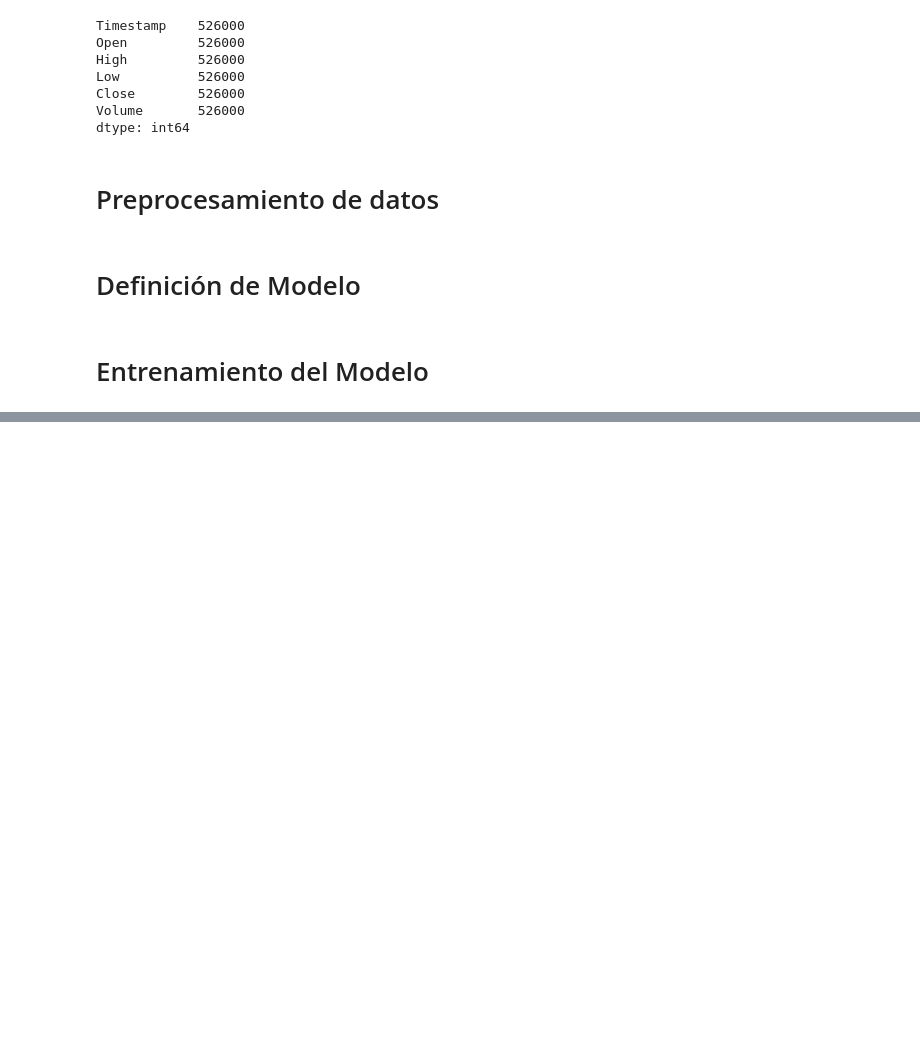
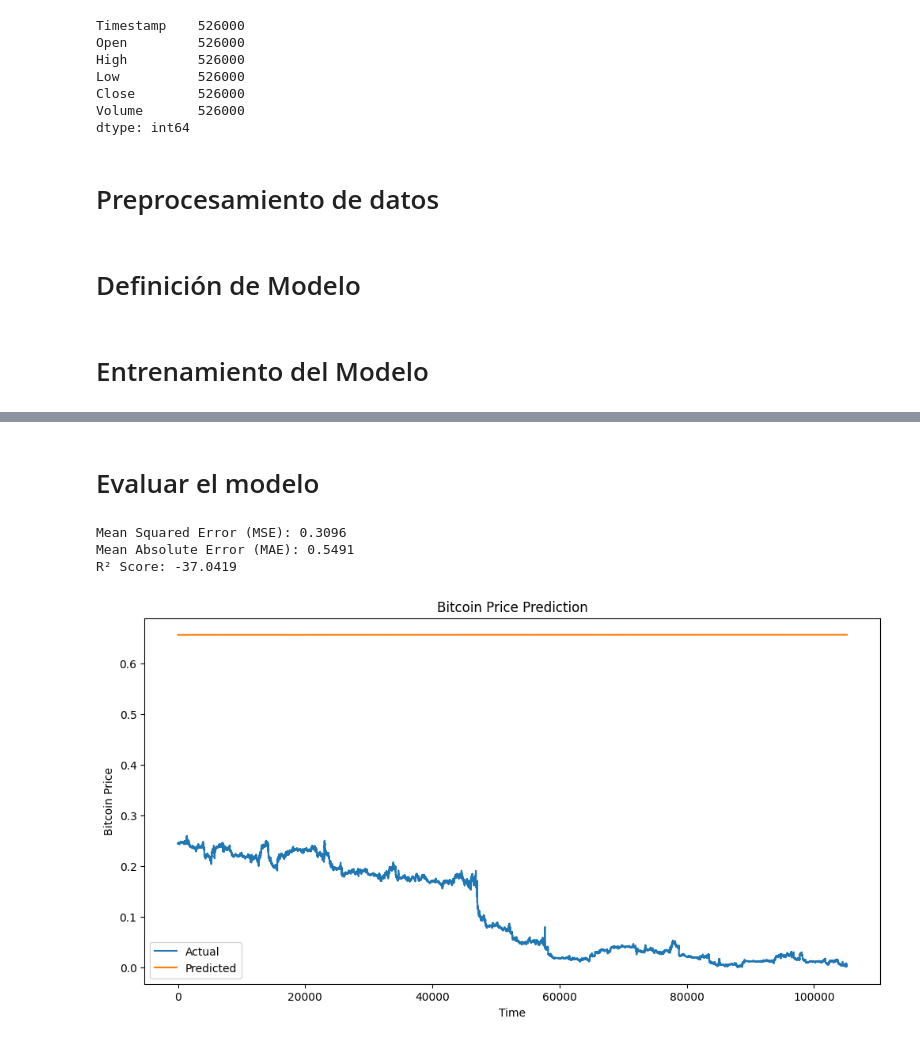
Before and after one commit to hsilv/Pr2-DS, a Jupyter notebook: Network.ipynb, the cells around one changed output, grey strips where cells are left out. Drawn from its saved outputs; the diff is of its cells as text; code cells hidden in the pictures; blank space fills up the shorter version.

```diff
--- a/Network.ipynb
+++ b/Network.ipynb
@@ -60,24 +70,29 @@ dataloader = DataLoader(dataset, BATCH_SIZE, shuffle=True)
 # Definición de Modelo
 # %%
 class BitcoinLSTM(nn.Module):
-    def __init__(self, input_size, hidden_size, num_layers, output_size):
+    def __init__(self, input_size, hidden_size, num_layers, output_size, dropout=0.2):
         super(BitcoinLSTM, self).__init__()
         self.hidden_size = hidden_size
         self.num_layers = num_layers
         self.lstm = nn.LSTM(input_size, hidden_size, num_layers, batch_first=True)
         self.fc = nn.Linear(hidden_size, output_size)
+        self.dropout = nn.Dropout(dropout)
+        self.batch_norm = nn.BatchNorm1d(hidden_size)
+
 
     def forward(self, x):
         h0 = torch.zeros(self.num_layers, x.size(0), self.hidden_size).to(x.device)
         c0 = torch.zeros(self.num_layers, x.size(0), self.hidden_size).to(x.device)
 
         out, _ = self.lstm(x, (h0, c0))
-        out = self.fc(out[:, -1, :])
+        out = self.batch_norm(out[:, -1, :])
+        out = self.dropout(out)
+        out = self.fc(out)
         return out
 
 input_size = 5  # Número de características (Open, High, Low, Close, Volume)
-hidden_size = 50
-num_layers = 4
+hidden_size = 10
+num_layers = 2
 output_size = 1  # Predicción del precio de cierre
 
 model = BitcoinLSTM(input_size, hidden_size, num_layers, output_size).to(device)
@@ -89,18 +104,18 @@ criterion = nn.MSELoss()
 optimizer = optim.Adam(model.parameters(), lr=0.001)
 
 # Entrenar el modelo
-num_epochs = 100
+num_epochs = 5
 model.train()
 
 for epoch in range(num_epochs):
-    for inputs, targets in dataloader:
+    for inputs, targets in train_dataloader:
         inputs, targets = inputs.to(device), targets.to(device)
 
         # Forward pass
         outputs = model(inputs)
         loss = criterion(outputs, targets)
 
-        # Backward pass y optimización
+        # Backward pass and optimization
         optimizer.zero_grad()
         loss.backward()
         optimizer.step()
@@ -108,0 +130,41 @@ for epoch in range(num_epochs):
+# %% [markdown]
+# Evaluar el modelo
+# %%
+# Evaluar el modelo y obtener las predicciones
+model.eval()
+predictions = []
+actuals = []
+with torch.no_grad():
+    for inputs, targets in test_dataloader:
+        inputs, targets = inputs.to(device), targets.to(device)
+        outputs = model(inputs)
+        predictions.append(outputs.cpu().numpy())
+        actuals.append(targets.cpu().numpy())
+
+# Convertir las listas a arrays
+predictions = np.concatenate(predictions)
+actuals = np.concatenate(actuals)
+
+# Calcular las métricas de regresión
+mse = mean_squared_error(actuals, predictions)
+mae = mean_absolute_error(actuals, predictions)
+r2 = r2_score(actuals, predictions)
+
+print(f'Mean Squared Error (MSE): {mse:.4f}')
+print(f'Mean Absolute Error (MAE): {mae:.4f}')
+print(f'R² Score: {r2:.4f}')
+
+# Graficar las predicciones y los valores reales
+plt.figure(figsize=(12, 6))
+plt.plot(actuals, label='Actual')
+plt.plot(predictions, label='Predicted')
+plt.xlabel('Time')
+plt.ylabel('Bitcoin Price')
+plt.title('Bitcoin Price Prediction')
+plt.legend()
+plt.show()
+# %% [output]
+Mean Squared Error (MSE): 0.3096
+Mean Absolute Error (MAE): 0.5491
+R² Score: -37.0419
+[figure, added]
```
Also changed, not shown: parts of 3 cells of this notebook.
